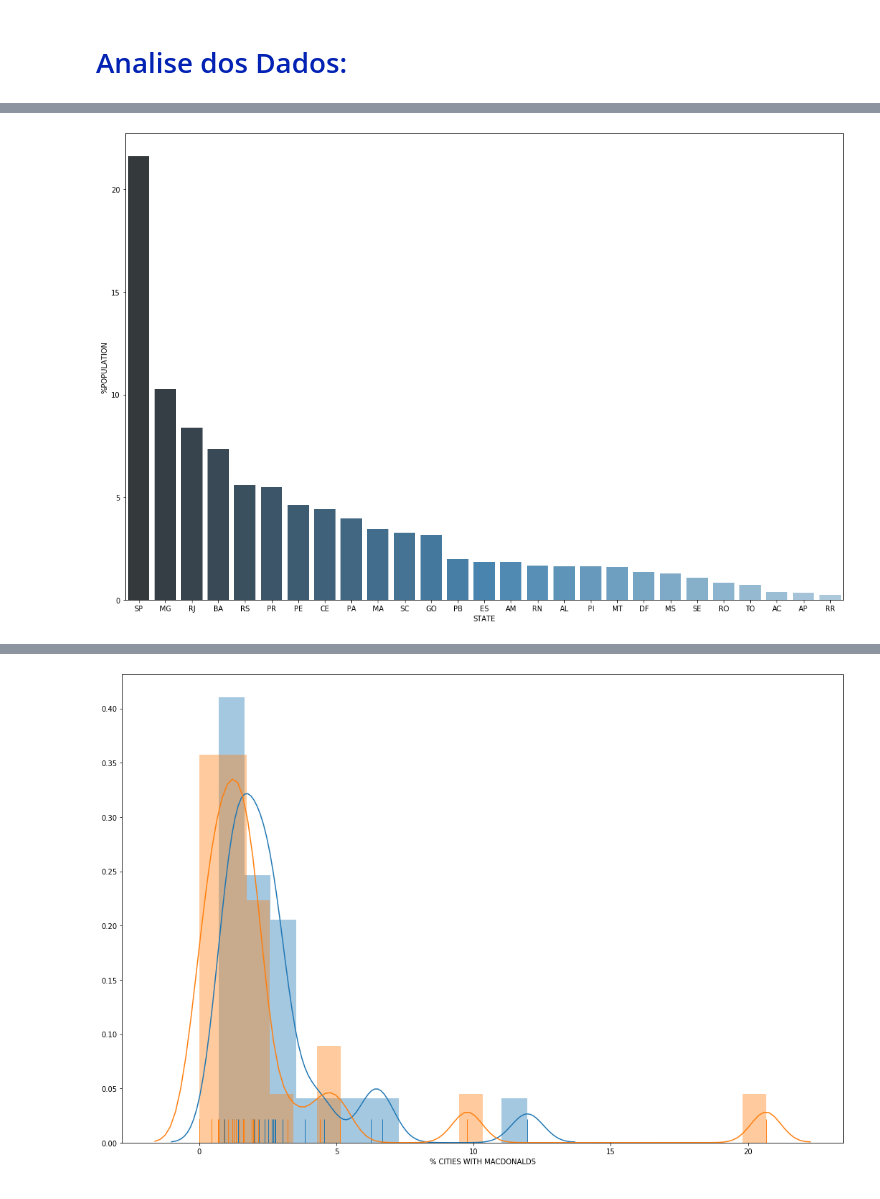
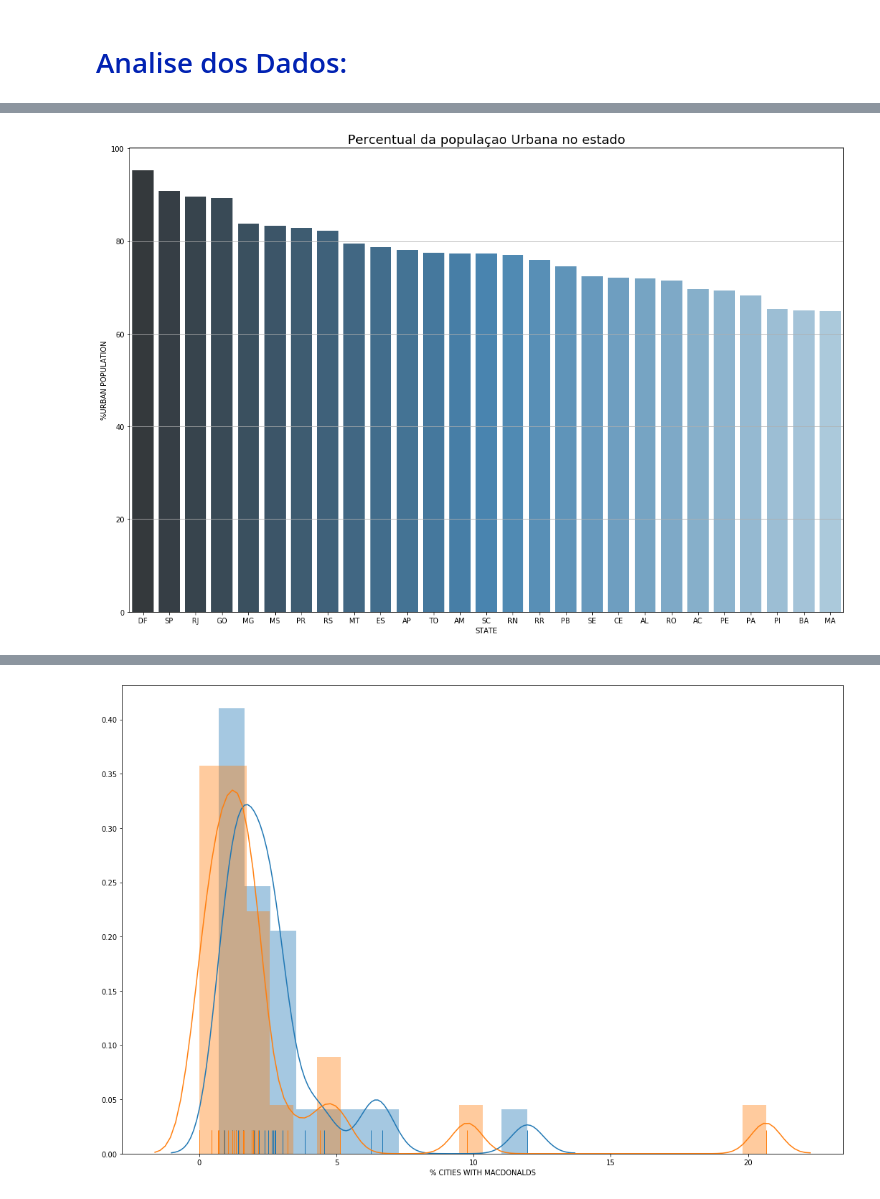
Before and after one commit to Igor-Arantes/Analise_municipios_brasileiros, a Jupyter notebook: Analise dos Municipios Brasileiros.ipynb, the cells around one changed output, grey strips where cells are left out. Cells and saved outputs as stored; diff of their text form; code cells hidden in the pictures.

```diff
--- a/Analise dos Municipios Brasileiros.ipynb
+++ b/Analise dos Municipios Brasileiros.ipynb
@@ -104,6 +104,10 @@ idh_median = []
 for state in states:
     idh_median.append(round(cities_dataframe[['IDHM']][cities_dataframe['STATE']==state].median()[0],3))
 state_dataframe['MEDIAN IDH'] = idh_median
+# %%
+#Adcionando informação de região
+region = ['Centro Oeste','Sudeste','Norte','Nordeste','Nordeste','Sul','Sul','Nordeste','Norte','Nordeste','Nordeste','Nordeste','Sul','Centro Oeste','Norte','Sudeste','Sudeste','Nordeste','Nordeste','Centro Oeste','Norte','Norte','Norte','Norte','Nordeste','Sudeste','Centro Oeste']
+state_dataframe['Region'] = region
 # %% [markdown]
 <h1><font size='18' color='#0122B2'>Analise dos Dados:</font></h1>
 # %%
@@ -114,5 +129,8 @@ ax = sns.barplot(y='STATE', x='%CITIES', data=state_dataframe.sort_values(by=['%
 # %%
 plt.figure(figsize=(18,12))
-ax = sns.barplot(x='STATE', y='%POPULATION', data=state_dataframe.sort_values(by=['%POPULATION'],ascending=False),palette="Blues_d")
+sns.barplot(x='STATE', y='%URBAN POPULATION', data=state_dataframe.sort_values(by=['%URBAN POPULATION'],ascending=False),palette="Blues_d")
+plt.grid(axis='y',linestyle='-')
+plt.title('Percentual da populaçao Urbana no estado', fontsize=18)
+plt.show()
 # %% [output]
-[figure, old version]
+[figure, new version]
```
Also changed, not shown: parts of 10 cells of this notebook.
